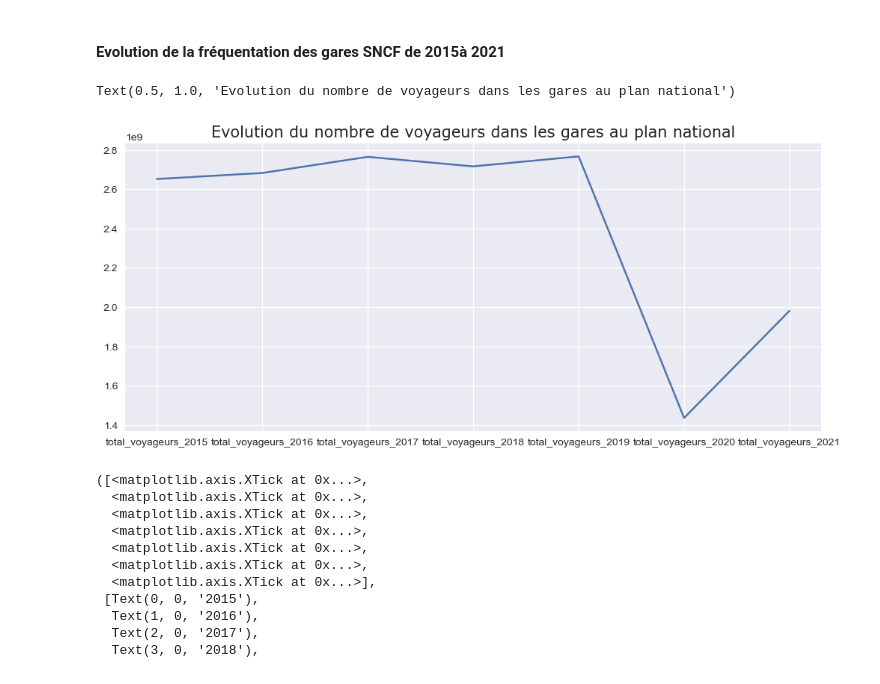
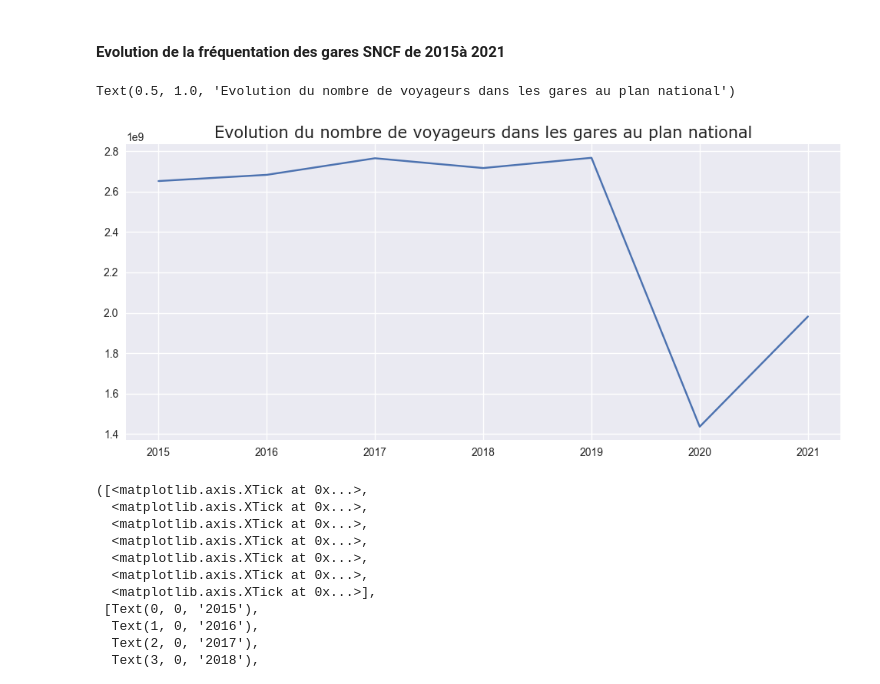
Before and after one commit to gbiaou/Projet_Python_SNCF, a Jupyter notebook: frequentation-gares.ipynb, the cells around one changed output. Saved outputs shown, nothing was run; the diff lists cells and outputs as text; code cells hidden in the pictures.

```diff
--- a/frequentation-gares.ipynb
+++ b/frequentation-gares.ipynb
@@ -137,10 +130,11 @@ InteractiveShell.ast_node_interactivity = "last_expr"
 # %%
 plt.figure(figsize = (12,5))
 dataFreqV[["total_voyageurs_{}".format(an) for an in range(2015, 2022)]].iloc[-1].plot()
+plt.xticks(ticks = range(7), labels=["20{}".format(an) for an in range(15,22)])
 plt.title("Evolution du nombre de voyageurs dans les gares au plan national", fontsize  = 15, fontfamily = "verdana")
 # %% [output]
 Text(0.5, 1.0, 'Evolution du nombre de voyageurs dans les gares au plan national')
-[figure, old version]
+[figure, new version]
 # %%
 plt.figure(figsize = (12,5))
 dataFreqV[["total_voyageurs_non_voyageurs_{}".format(an) for an in range(2015, 2022)]].iloc[-1].plot()
```
Also changed, not shown: parts of 6 cells of this notebook.
